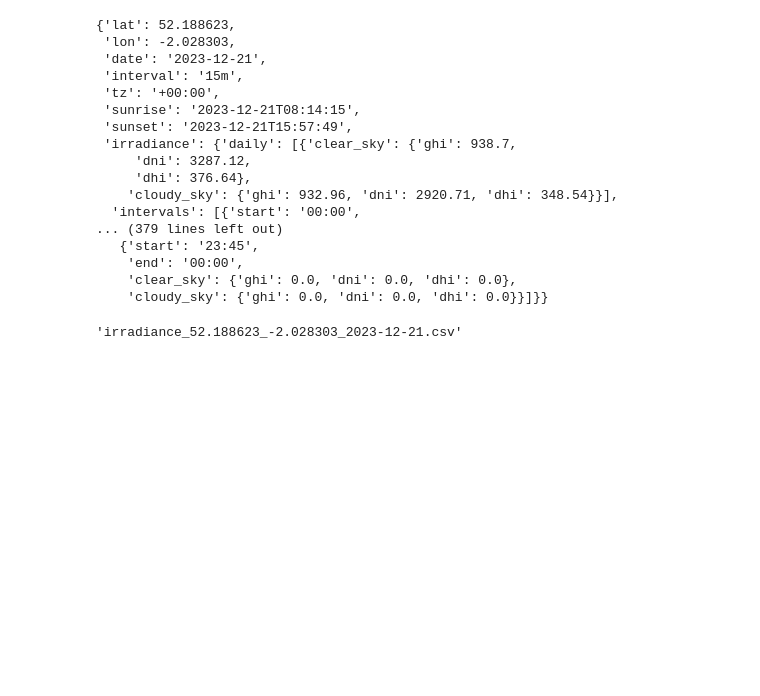
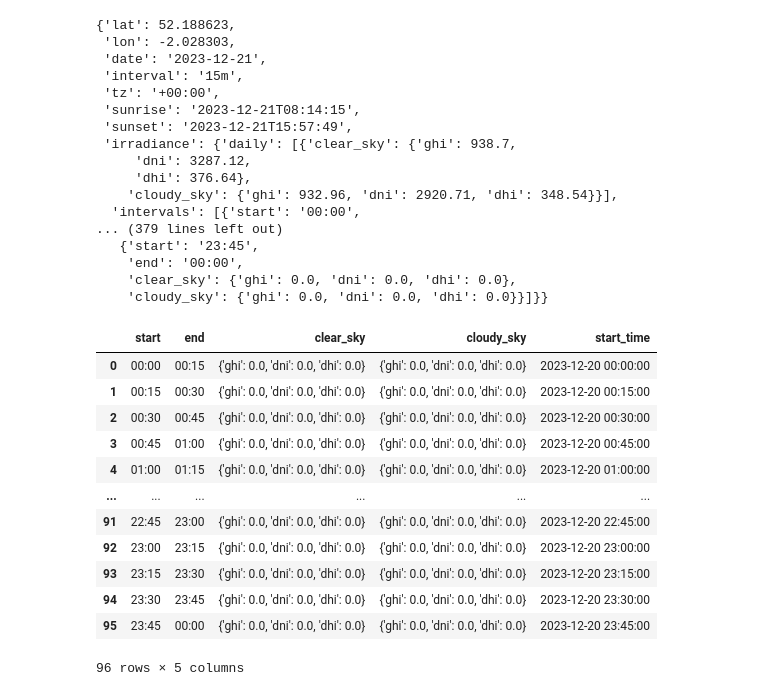
Before and after one commit to tennisnuts/Power-Forecast, a Jupyter notebook: playground.ipynb, the cells around one changed output. Saved outputs shown, nothing was run; the diff lists cells and outputs as text; code cells hidden in the pictures; blank space fills up the shorter version.

Commit message:
created script to get irradiance data

```diff
--- a/playground.ipynb
+++ b/playground.ipynb
@@ -156,8 +156,44 @@ date = irradiance_data['date']
 irradiance_df['start_time'] = pd.to_datetime(date + ' ' + irradiance_df['start'])
 
 # save the data to a csv file for future use (so we don't have to keep calling the api)
-location = "data/"
+location = "data/irradiance/"
 name = f"irradiance_{lat}_{lon}_{date_string}.csv"
-name
+irradiance_df.to_csv(location + name)
-# %% [output]
-'irradiance_52.188623_-2.028303_2023-12-21.csv'
+# %%
+'''
+create a function to get the irradiance data from local file if it exists, otherwise get it from the api and save it
+'''
+def api_irradiance_data(lat, lon, date_time, interval='15m'):
+    # get the data from the API
+    date_string = date_time.strftime('%Y-%m-%d')
+    url = f"https://api.openweathermap.org/energy/1.0/solar/interval_data?lat={lat}&lon={lon}&date={date_string}&interval={interval}&appid={secret.openweathermap_api_key}"
+    response = requests.get(url)
+    irradiance_data = response.json()
+
+    # put the data into a dataframe
+    irradiance_df = pd.DataFrame(irradiance_data['irradiance']['intervals'])
+    irradiance_df['start_time'] = pd.to_datetime(date_string + ' ' + irradiance_df['start'])
+
+    # save the data to a csv file for future use (so we don't have to keep calling the api)
+    location = "data/irradiance/"
+    name = f"irradiance_{lat}_{lon}_{date_string}.csv"
+    irradiance_df.to_csv(location + name)
+
+    return irradiance_df
+# %%
+date_time = datetime(year=2023, month=12, day=20)
+api_irradiance_data(lat, lon, date_time)
+# %% [output]
+|  | start | end | clear_sky | cloudy_sky | start_time |
+| 0 | 00:00 | 00:15 | {'ghi': 0.0, 'dni': 0.0, 'dhi': 0.0} | {'ghi': 0.0, 'dni': 0.0, 'dhi': 0.0} | 2023-12-20 00:00:00 |
+| 1 | 00:15 | 00:30 | {'ghi': 0.0, 'dni': 0.0, 'dhi': 0.0} | {'ghi': 0.0, 'dni': 0.0, 'dhi': 0.0} | 2023-12-20 00:15:00 |
+| 2 | 00:30 | 00:45 | {'ghi': 0.0, 'dni': 0.0, 'dhi': 0.0} | {'ghi': 0.0, 'dni': 0.0, 'dhi': 0.0} | 2023-12-20 00:30:00 |
+| 3 | 00:45 | 01:00 | {'ghi': 0.0, 'dni': 0.0, 'dhi': 0.0} | {'ghi': 0.0, 'dni': 0.0, 'dhi': 0.0} | 2023-12-20 00:45:00 |
+| 4 | 01:00 | 01:15 | {'ghi': 0.0, 'dni': 0.0, 'dhi': 0.0} | {'ghi': 0.0, 'dni': 0.0, 'dhi': 0.0} | 2023-12-20 01:00:00 |
+| ... | ... | ... | ... | ... | ... |
+| 91 | 22:45 | 23:00 | {'ghi': 0.0, 'dni': 0.0, 'dhi': 0.0} | {'ghi': 0.0, 'dni': 0.0, 'dhi': 0.0} | 2023-12-20 22:45:00 |
+| 92 | 23:00 | 23:15 | {'ghi': 0.0, 'dni': 0.0, 'dhi': 0.0} | {'ghi': 0.0, 'dni': 0.0, 'dhi': 0.0} | 2023-12-20 23:00:00 |
+| 93 | 23:15 | 23:30 | {'ghi': 0.0, 'dni': 0.0, 'dhi': 0.0} | {'ghi': 0.0, 'dni': 0.0, 'dhi': 0.0} | 2023-12-20 23:15:00 |
+| 94 | 23:30 | 23:45 | {'ghi': 0.0, 'dni': 0.0, 'dhi': 0.0} | {'ghi': 0.0, 'dni': 0.0, 'dhi': 0.0} | 2023-12-20 23:30:00 |
+| 95 | 23:45 | 00:00 | {'ghi': 0.0, 'dni': 0.0, 'dhi': 0.0} | {'ghi': 0.0, 'dni': 0.0, 'dhi': 0.0} | 2023-12-20 23:45:00 |
+96 rows × 5 columns
```
Also changed, not shown: parts of 3 cells of this notebook, 1 other file.
